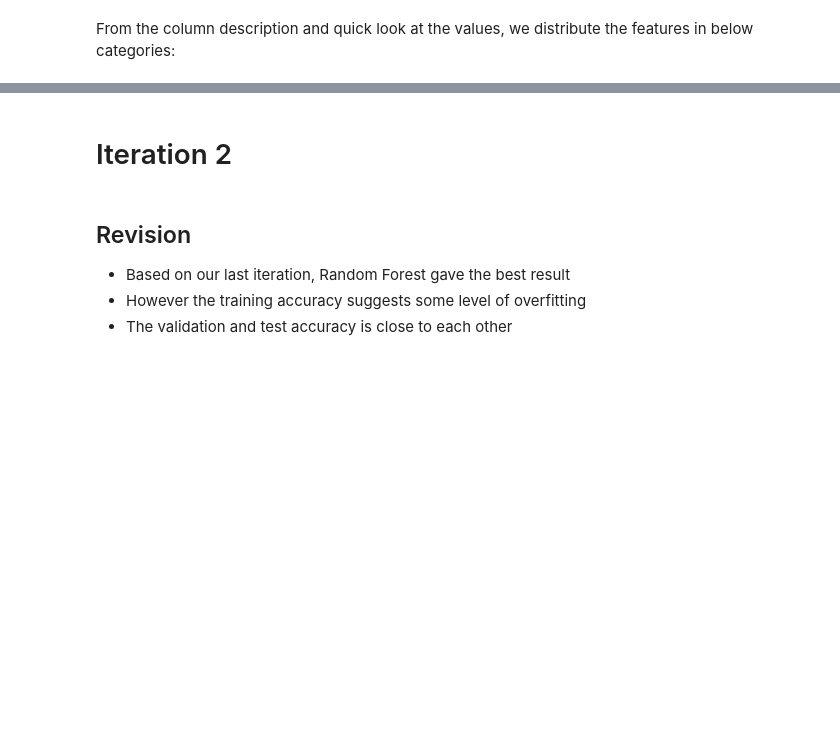
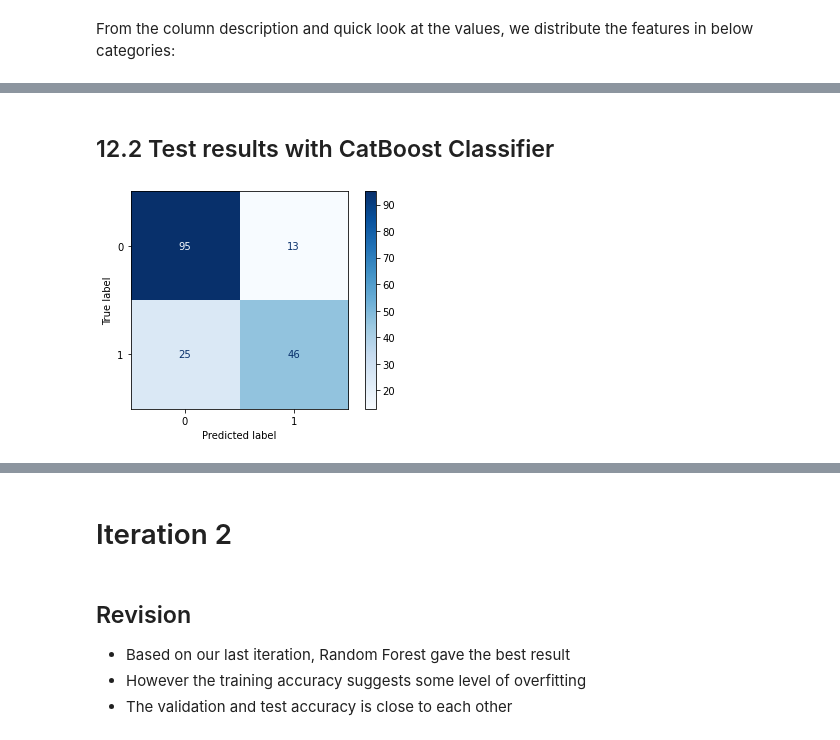
Before and after one commit to debanandasarkar/Kaggle_Titanic, a Jupyter notebook: Titanic_notebook.ipynb, the cells around one changed output, grey strips where cells are left out. Saved outputs shown, nothing was run; the diff lists cells and outputs as text; code cells hidden in the pictures; blank space fills up the shorter version.

```diff
--- a/Titanic_notebook.ipynb
+++ b/Titanic_notebook.ipynb
@@ -643,0 +932,25 @@ final_prediction.to_csv("result/submission.csv")
+# %% [markdown]
+## 12.2 Test results with CatBoost Classifier
+# %%
+cat_estimator = make_pipeline(
+    preprocessor,
+    CatBoostClassifier(
+        verbose=0,
+        random_state=chosen_seed,
+        thread_count=-1,
+        # class_weights=[1, 1.63],
+    ),
+)
+
+cat_estimator.fit(X_train, y_train)
+y_pred = cat_estimator.predict(X_test)
+
+plot_confusion_matrix(
+    cat_estimator,
+    X_test,
+    y_test,
+    values_format="d",
+    cmap=plt.cm.Blues,
+);
+# %% [output]
+[figure, added]
```
Also changed, not shown: parts of 134 cells of this notebook, 2 other files.
